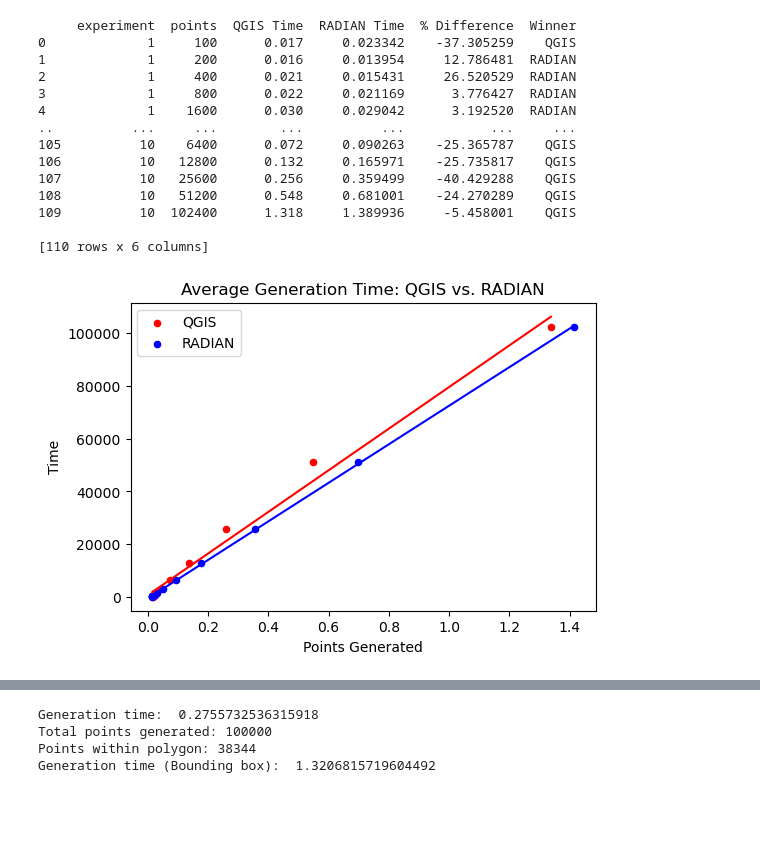
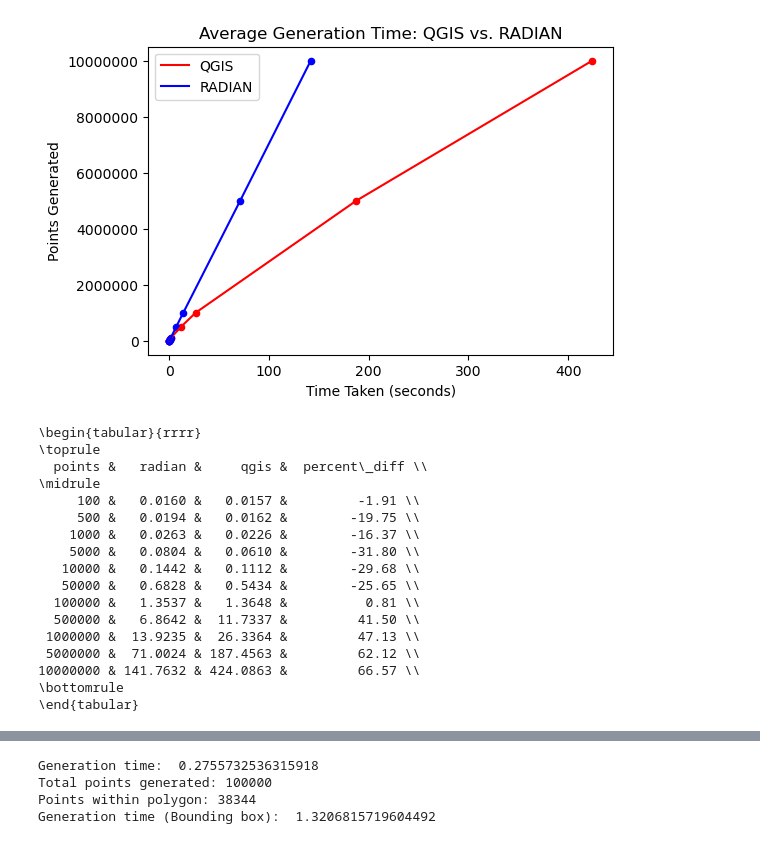
Before and after one commit to paddeaux/radian, a Jupyter notebook: points_in_polygon.ipynb, the cells around one changed output, grey strips where cells are left out. Cells and saved outputs as stored; diff of their text form; code cells hidden in the pictures; blank space fills up the shorter version.

```diff
--- a/points_in_polygon.ipynb
+++ b/points_in_polygon.ipynb
@@ -160,75 +160,65 @@ def pip(dir):
     for ax in axs:
         ax.axis("off")
         poly_source.plot(ax=ax, edgecolor='green', facecolor='none')
         poly_source_bb.plot(ax=ax, edgecolor='red', facecolor='none')
 
     #poly_source_bb_tri.plot(ax=axs[0], edgecolor='purple', facecolor='none')
     voronoi_polys.plot(ax=axs[0], edgecolor='red', cmap='Blues')
     voronoi_tri.plot(ax=axs[1], edgecolor='none', cmap='Blues', column='class')
     voronoi_tri_points.plot(ax=axs[1], color='red', markersize=5)
 
     plt.show()
 
     print("Number of triangles: ", len(voronoi_tri))
     print("Generation time: ", end_time - start_time)
 
 
 def plot_radian_comparison():
-    df = pd.read_csv("qgis_radian_uniform_10.csv")
+    df = pd.read_csv("radianqgis_compare.csv")
+    #df['difference'] = round(((df.qgis - df.radian)/df.qgis)*100, 2)
 
-    print(df)
+    df_mean = df.groupby('points', group_keys=False).mean().reset_index().drop(columns=['experiment'])
+    df_mean['percent_diff'] = np.round(((df_mean['qgis'] - df_mean['radian'])/df_mean['qgis']) * 100, 2)
 
-    df_mean = df[['points', 'QGIS Time', 'RADIAN Time']].groupby('points', group_keys=False).mean().reset_index()
-    df_mean['% difference'] = np.round(((df_mean['QGIS Time'] - df_mean['RADIAN Time'])/df_mean['QGIS Time']) * 100, 2)
-
-    x_qgis, x_radian = df_mean['QGIS Time'], df_mean['RADIAN Time']
-    y = df_mean['points']
-
-    a1, b1 = np.polyfit(x_qgis, y, 1)
-    a2, b2 = np.polyfit(x_radian, y, 1)
-
+    y_qgis, y_radian = df_mean['qgis'], df_mean['radian']
+    x = df_mean['points']
 
     fig, ax = plt.subplots(figsize=(6,4))
 
-    df_mean.plot(ax=ax, x='QGIS Time', y='points' ,color='red', kind='scatter')
-    df_mean.plot(ax=ax, x='RADIAN Time', y='points',color='blue', kind='scatter')
-    ax.set_xlabel('Points Generated')
-    ax.set_ylabel('Time')
-    ax.legend(['QGIS', 'RADIAN'])
-    plt.plot(x_qgis, a1*x_qgis + b1, c='red')
-    plt.plot(x_radian, a2*x_radian + b2, c='blue')
+    df_mean.plot(ax=ax, x='qgis', y='points' ,color='red', label= 'QGIS')
+    df_mean.plot(ax=ax, x='qgis', y='points' ,color='red', kind='scatter')
+    df_mean.plot(ax=ax, x='radian', y='points',color='blue', label='RADIAN')
+    df_mean.plot(ax=ax, x='radian', y='points',color='blue', kind='scatter')
+    ax.ticklabel_format(useOffset=False, style='plain')
+    ax.set_xlabel('Time Taken (seconds)')
+    ax.set_ylabel('Points Generated')
+    #ax.set_ylim(bottom=0, top=120000)
+    #ax.set_xlim(left=0, right=2)
+
     ax.set_title('Average Generation Time: QGIS vs. RADIAN')
 
     plt.show()
 
-    fig, ax = plt.subplots(figsize=(6,4))
-
-    df.plot(ax=ax, y='QGIS Time', x='points',color='red', s=5, kind='scatter')
-    df.plot(ax=ax, y='RADIAN Time', x='points',color='blue', s=5, kind='scatter')
-    ax.set_xlabel('Points Generated')
-    ax.set_ylabel('Time')
-    ax.legend(['QGIS', 'RADIAN'])
-    ax.set_title('Generation Time: QGIS vs. RADIAN')
-
-    plt.show()
-
-    print(df.iloc[0:10,:].to_latex(index=False))
+    print(df_mean.iloc[0:11,:].to_latex(index=False))
 
 plot_radian_comparison()
 #pip("scenarios/kildare/kildare.geojson")
 # %% [output]
+[figure, new version]
-     experiment  points  QGIS Time  RADIAN Time  % Difference  Winner
-0             1     100      0.017     0.023342    -37.305259    QGIS
-1             1     200      0.016     0.013954     12.786481  RADIAN
-2             1     400      0.021     0.015431     26.520529  RADIAN
-3             1     800      0.022     0.021169      3.776427  RADIAN
-4             1    1600      0.030     0.029042      3.192520  RADIAN
-..          ...     ...        ...          ...           ...     ...
-105          10    6400      0.072     0.090263    -25.365787    QGIS
-106          10   12800      0.132     0.165971    -25.735817    QGIS
-107          10   25600      0.256     0.359499    -40.429288    QGIS
-108          10   51200      0.548     0.681001    -24.270289    QGIS
-109          10  102400      1.318     1.389936     -5.458001    QGIS
-
-[110 rows x 6 columns]
+\begin{tabular}{rrrr}
+\toprule
+  points &   radian &     qgis &  percent\_diff \\
+\midrule
+     100 &   0.0160 &   0.0157 &         -1.91 \\
+     500 &   0.0194 &   0.0162 &        -19.75 \\
+    1000 &   0.0263 &   0.0226 &        -16.37 \\
+    5000 &   0.0804 &   0.0610 &        -31.80 \\
+   10000 &   0.1442 &   0.1112 &        -29.68 \\
+   50000 &   0.6828 &   0.5434 &        -25.65 \\
+  100000 &   1.3537 &   1.3648 &          0.81 \\
+  500000 &   6.8642 &  11.7337 &         41.50 \\
+ 1000000 &  13.9235 &  26.3364 &         47.13 \\
+ 5000000 &  71.0024 & 187.4563 &         62.12 \\
+10000000 & 141.7632 & 424.0863 &         66.57 \\
+\bottomrule
+\end{tabular}
-[figure, old version]
```
Also changed, not shown: parts of 1 cell of this notebook, 3 other files.
